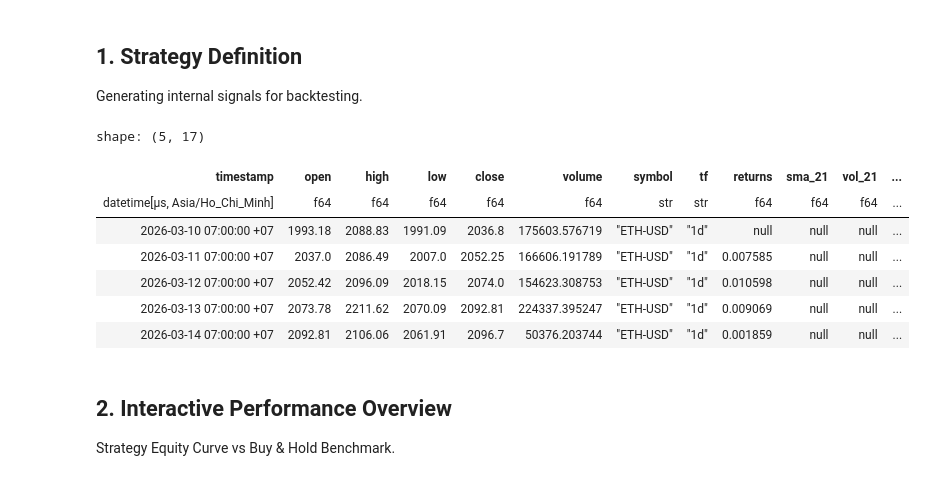
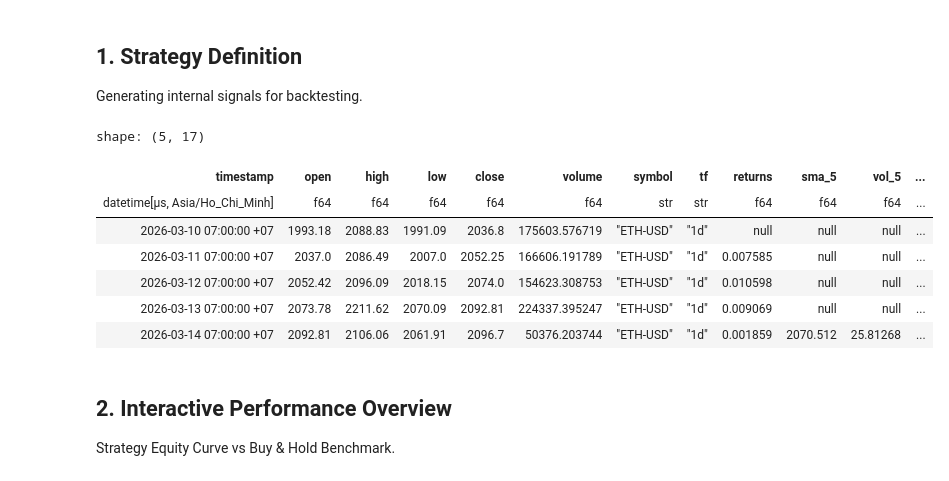
Before and after one commit to namhoangdev31/qtrader, a Jupyter notebook: notebooks/analyst/02_Backtest_Report.ipynb, the cells around one changed output. Cells and saved outputs as stored; diff of their text form; code cells hidden in the pictures.

```diff
--- a/notebooks/analyst/02_Backtest_Report.ipynb
+++ b/notebooks/analyst/02_Backtest_Report.ipynb
@@ -22,27 +22,27 @@ PLOTLY_DARK = dict(template="plotly_dark", plot_bgcolor='#0f1117', paper_bgcolor
 Generating internal signals for backtesting.
 # %%
 try:
-    df = session.load_ohlcv(SYMBOL, TIMEFRAME)
+    df = session.load_ohlcv(SYMBOL, TIMEFRAME, days=730)
 except Exception:
     df = session.sample_ohlcv(symbol="BTC", days=365)
 
 df = session.make_returns(df)
-df = session.add_rolling_features(df, windows=[21, 50])
+df = session.add_rolling_features(df, windows=[5, 20])
 
 # Basic Trend-Following Cross: SMA(21) vs SMA(50)
 df = df.with_columns(
-    pl.when(pl.col('sma_21') > pl.col('sma_50')).then(1).otherwise(-1).alias('signal')
+    pl.when(pl.col('sma_5') > pl.col('sma_20')).then(1).otherwise(-1).alias('signal')
 )
 df.head()
 # %% [output]
 shape: (5, 17)
-| timestamp | open | high | low | close | volume | symbol | tf | returns | sma_21 | vol_21 | ... |
+| timestamp | open | high | low | close | volume | symbol | tf | returns | sma_5 | vol_5 | ... |
 | datetime[μs, Asia/Ho_Chi_Minh] | f64 | f64 | f64 | f64 | f64 | str | str | f64 | f64 | f64 | ... |
 | 2026-03-10 07:00:00 +07 | 1993.18 | 2088.83 | 1991.09 | 2036.8 | 175603.576719 | "ETH-USD" | "1d" | null | null | null | ... |
 | 2026-03-11 07:00:00 +07 | 2037.0 | 2086.49 | 2007.0 | 2052.25 | 166606.191789 | "ETH-USD" | "1d" | 0.007585 | null | null | ... |
 | 2026-03-12 07:00:00 +07 | 2052.42 | 2096.09 | 2018.15 | 2074.0 | 154623.308753 | "ETH-USD" | "1d" | 0.010598 | null | null | ... |
 | 2026-03-13 07:00:00 +07 | 2073.78 | 2211.62 | 2070.09 | 2092.81 | 224337.395247 | "ETH-USD" | "1d" | 0.009069 | null | null | ... |
-| 2026-03-14 07:00:00 +07 | 2092.81 | 2106.06 | 2061.91 | 2096.7 | 50376.203744 | "ETH-USD" | "1d" | 0.001859 | null | null | ... |
+| 2026-03-14 07:00:00 +07 | 2092.81 | 2106.06 | 2061.91 | 2096.7 | 50376.203744 | "ETH-USD" | "1d" | 0.001859 | 2070.512 | 25.81268 | ... |
 # %% [markdown]
 ## 2. Interactive Performance Overview
 Strategy Equity Curve vs Buy & Hold Benchmark.
```
Also changed, not shown: parts of 4 cells of this notebook, 37 other files.
